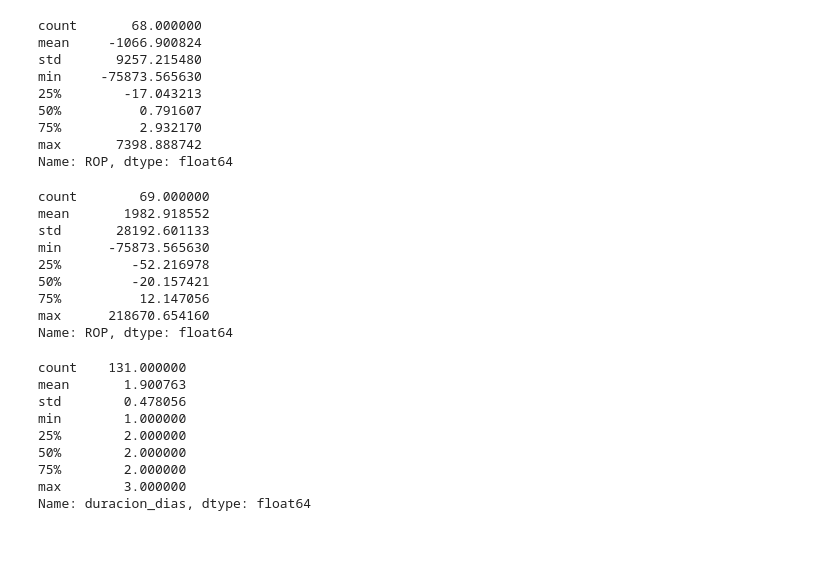
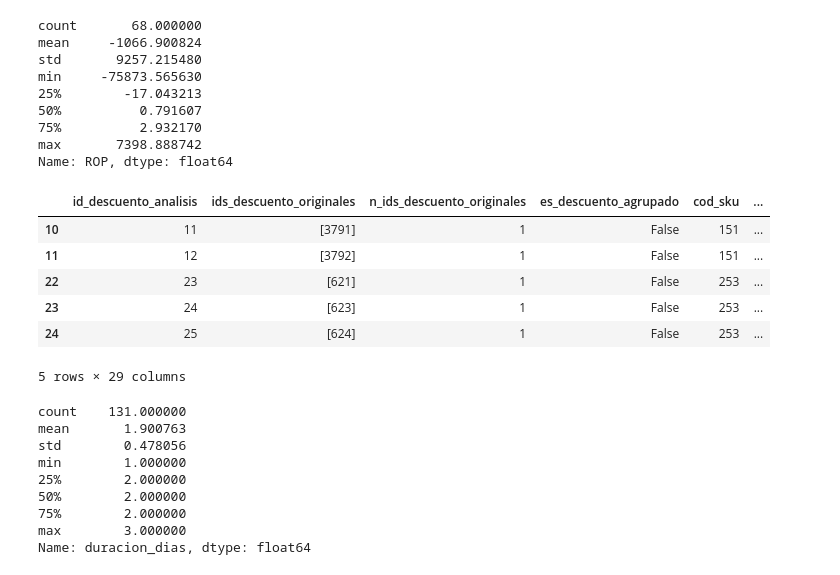
Before and after one commit to vmigonesumma/ci0103, a Jupyter notebook: retornos_por_descuento_vs05.ipynb, the cells around one changed output. Cells and saved outputs as stored; diff of their text form; code cells hidden in the pictures; blank space fills up the shorter version.

```diff
--- a/retornos_por_descuento_vs05.ipynb
+++ b/retornos_por_descuento_vs05.ipynb
@@ -1087,7 +1091,14 @@ Ejemplos de descuentos agrupados:
 # Fijamos un id_descuento original de referencia.
 # Si pertenece a un descuento de volumen con varios tramos, se analizará junto con todos
 # los ids originales que compartan la llave de negocio.
-ID_DESCUENTO_ORIGINAL_EJEMPLO = 74437  # descuentos["id_descuento"].values[1]
+
+# descuentos["id_descuento"].values[1]
+# 621   = Ejemplo de descuento base sin ventas en el periodo
+# 75274 = Ejemplo de descuento con buen ROP que queda alineado con estrategia de segmento de producto
+#       = Ejemplo de descuento con ROP regular (~1) que queda desalineado con la estrategia de producto, ojalá con elasticidad entre 0 y -1
+# 74661 = Ejemplo de descuento con ROP malo < 0, no se vió un incremento en el volumen de venta. durante la promoción
+
+ID_DESCUENTO_ORIGINAL_EJEMPLO = 621
 
 descuento_original_ejemplo = descuentos.loc[
     descuentos["id_descuento"] == ID_DESCUENTO_ORIGINAL_EJEMPLO
@@ -1540,19 +1630,9 @@ resultados = []
 
 for _, descuento in descuentos_analisis.iterrows():
     id_descuento_analisis = descuento[ID_COL_ANALISIS]
+    metricas_descuento = analizar_descuento(id_descuento_analisis)
 
-    (
-        rop,
-        incremento_demanda,
-        margen_por_kilo,
-        margen_incremental_bruto,
-        costo_promocion,
-        contribucion_neta,
-        incremento_venta_total,
-        uplift_de_volumen,
-    ) = analizar_descuento(id_descuento_analisis)
-
-    resultados.append({
+    resultado = {
         ID_COL_ANALISIS: id_descuento_analisis,
         "ids_descuento_originales": descuento["ids_descuento_originales"],
         "n_ids_descuento_originales": descuento["n_ids_descuento_originales"],
@@ -1564,15 +1644,12 @@ for _, descuento in descuentos_analisis.iterrows():
         "fecha_inicio": descuento["fecha_inicio"],
         "fecha_fin": descuento["fecha_fin"],
         "duracion_dias": descuento["duracion_dias"],
-        "ROP": rop,
-        "Incremento Demanda Total (kg)": incremento_demanda,
-        "Margen por kg utilizado ($/kg)": margen_por_kilo,
-        "Margen incremental bruto ($)": margen_incremental_bruto,
-        "Costo Promoción ($)": costo_promocion,
-        "Contribución neta del descuento ($)": contribucion_neta,
-        "Incremento Venta Total ($)": incremento_venta_total,
-        "Uplift de volumen": uplift_de_volumen,
-    })
+    }
+
+    for columna_resultado, clave_metrica in MAPEO_RESULTADOS_ANALIZAR_DESCUENTO.items():
+        resultado[columna_resultado] = metricas_descuento[clave_metrica]
+
+    resultados.append(resultado)
 # %%
 resultados_df = pd.DataFrame(resultados)
 resultados_df = enriquecer_resultados_con_clasificacion_sku(resultados_df)
@@ -2107,19 +2180,18 @@ min     -75873.565630
 max       7398.888742
 Name: ROP, dtype: float64
 # %%
-filtrados_rop = resultados_base[~mask_rop_valido]
+mask_rop_nan = rop_base.notna() & np.isfinite(rop_base)
+filtrados_rop_nan = resultados_base[~mask_rop_nan]
 
-filtrados_rop["ROP"].describe()
+filtrados_rop_nan.head()
 # %% [output]
+|  | id_descuento_analisis | ids_descuento_originales | n_ids_descuento_originales | es_descuento_agrupado | cod_sku | ... |
+| 10 | 11 | [3791] | 1 | False | 151 | ... |
+| 11 | 12 | [3792] | 1 | False | 151 | ... |
+| 22 | 23 | [621] | 1 | False | 253 | ... |
+| 23 | 24 | [623] | 1 | False | 253 | ... |
+| 24 | 25 | [624] | 1 | False | 253 | ... |
-count        69.000000
-mean       1982.918552
-std       28192.601133
-min      -75873.565630
-25%         -52.216978
-50%         -20.157421
-75%          12.147056
-max      218670.654160
-Name: ROP, dtype: float64
+5 rows × 29 columns
 # %%
 filtrados_duracion_dscto = resultados_base[~mask_dias_dscto]
 
```
Also changed, not shown: parts of 21 cells of this notebook, 4 other files.
